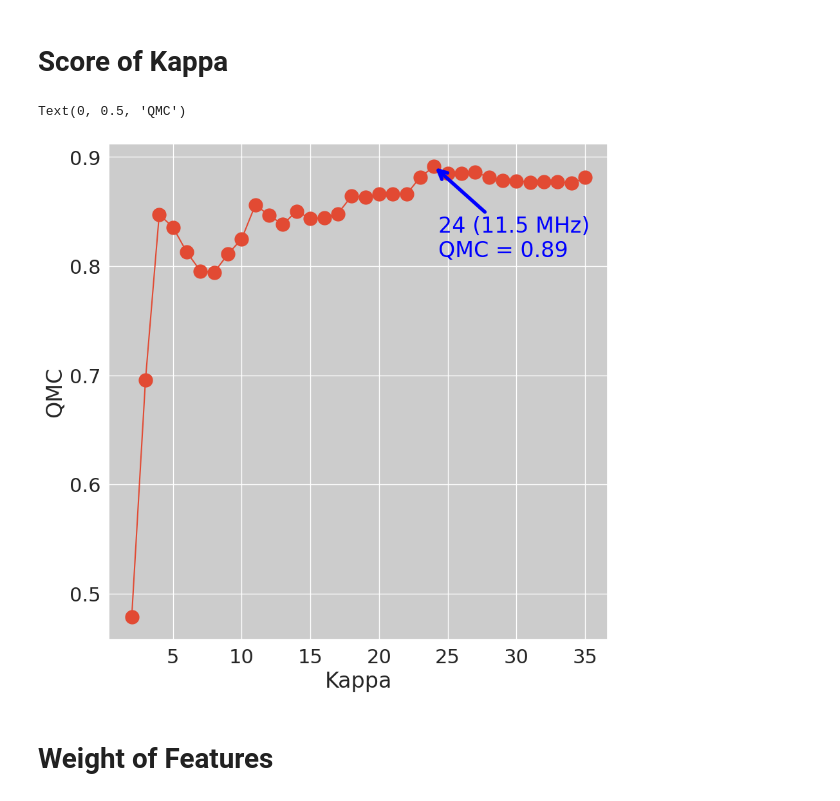
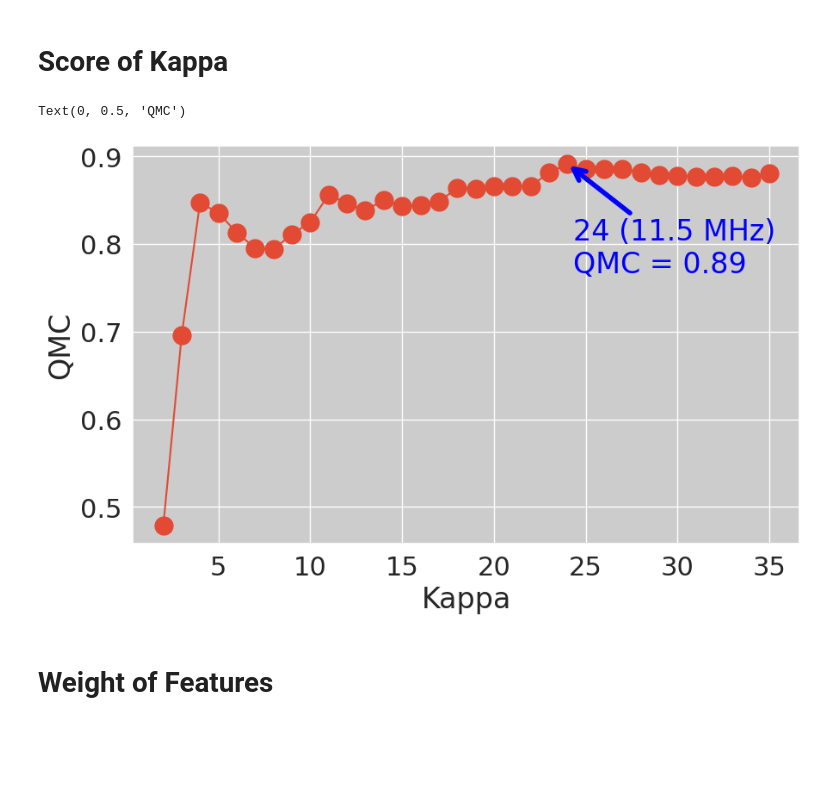
Before and after one commit to ghzuo/EscalNet, a Jupyter notebook: EscalNet.ipynb, the cells around one changed output. Cells and saved outputs as stored; diff of their text form; code cells hidden in the pictures; blank space fills up the shorter version.

```diff
--- a/EscalNet.ipynb
+++ b/EscalNet.ipynb
@@ -96,20 +97,22 @@ Text(0.5, 0, 'RMSD (nm)')
 # Score of Kappa
 # %%
 ## plot the multiple correlation coefficient
+plt.figure(figsize=(10,6))
 plt.plot(qmc['list'][:,0],qmc['list'][:,1], marker="o")
 
 ## annotate the peak value
 xy     = (qmc['KappaMax'], qmc['qmcMax'])
-offset = [0.01, 0.2] * (np.max(qmc['list'], axis=0)-np.min(qmc['list'],axis=0))
+offset = [0.01, 0.3] * (np.max(qmc['list'], axis=0)-np.min(qmc['list'],axis=0))
 xytxt  = [xy[0] + offset[0], xy[1] - offset[1]]
-plt.annotate(f"{int(xy[0]):2d} ({(xy[0]-1)*efft.ufreq:.1f} MHz)\nQMC = {xy[1]:.2f}",
-            xy=xy, xytext=xytxt, color='blue',
-            arrowprops=dict(arrowstyle="->", color='blue', lw=4))
+plt.annotate(
+    f"{int(xy[0]):2d} ({(xy[0]-1)*efft.ufreq:.1f} MHz)\nQMC = {xy[1]:.2f}",
+    xy=xy, xytext=xytxt, color='blue',
+    arrowprops=dict(arrowstyle="->", color='blue', lw=4))
 plt.xlabel("Kappa")
 plt.ylabel("QMC")
 # %% [output]
 Text(0, 0.5, 'QMC')
-[figure, old version]
+[figure, new version]
 # %% [markdown]
 # Weight of Features
 # %%
```
Also changed, not shown: parts of 8 cells of this notebook, 5 other files.
